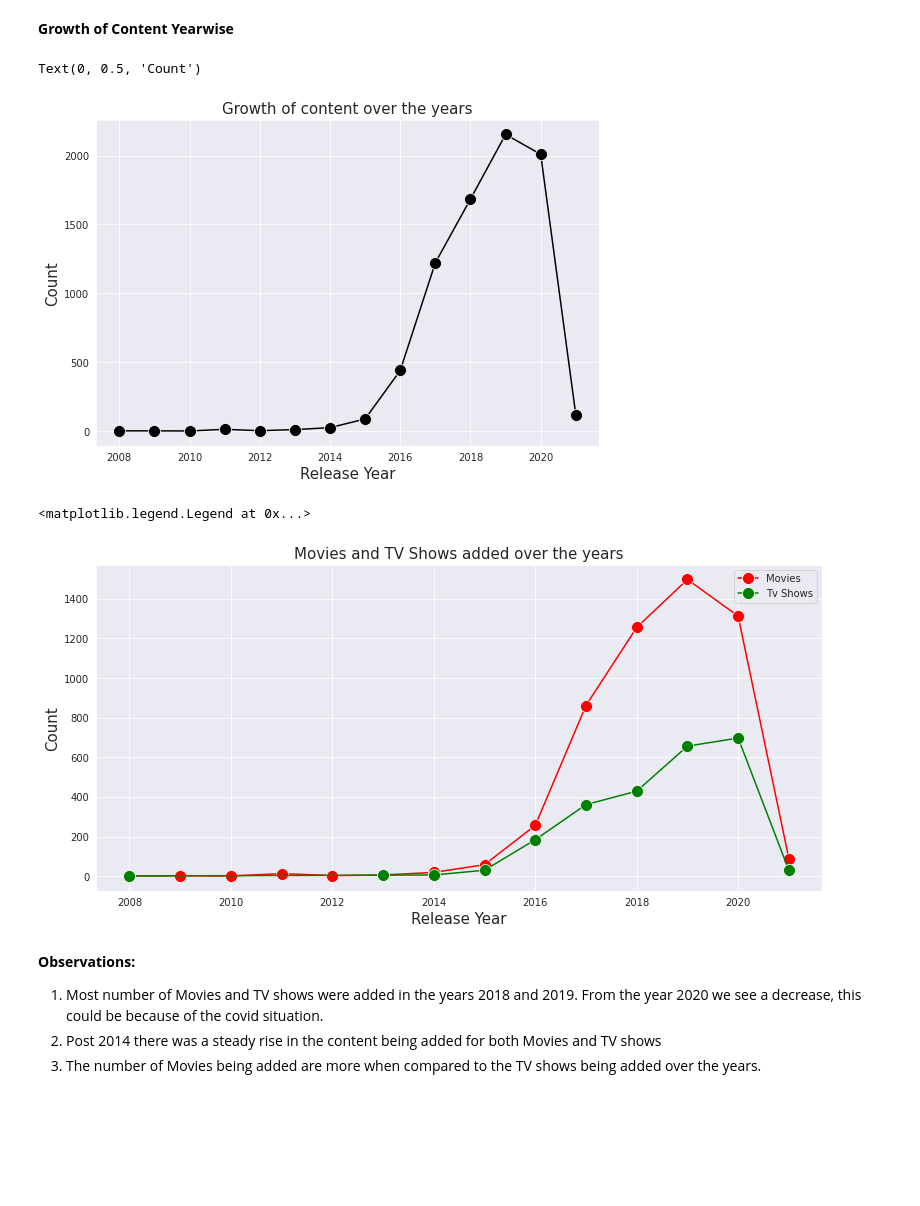
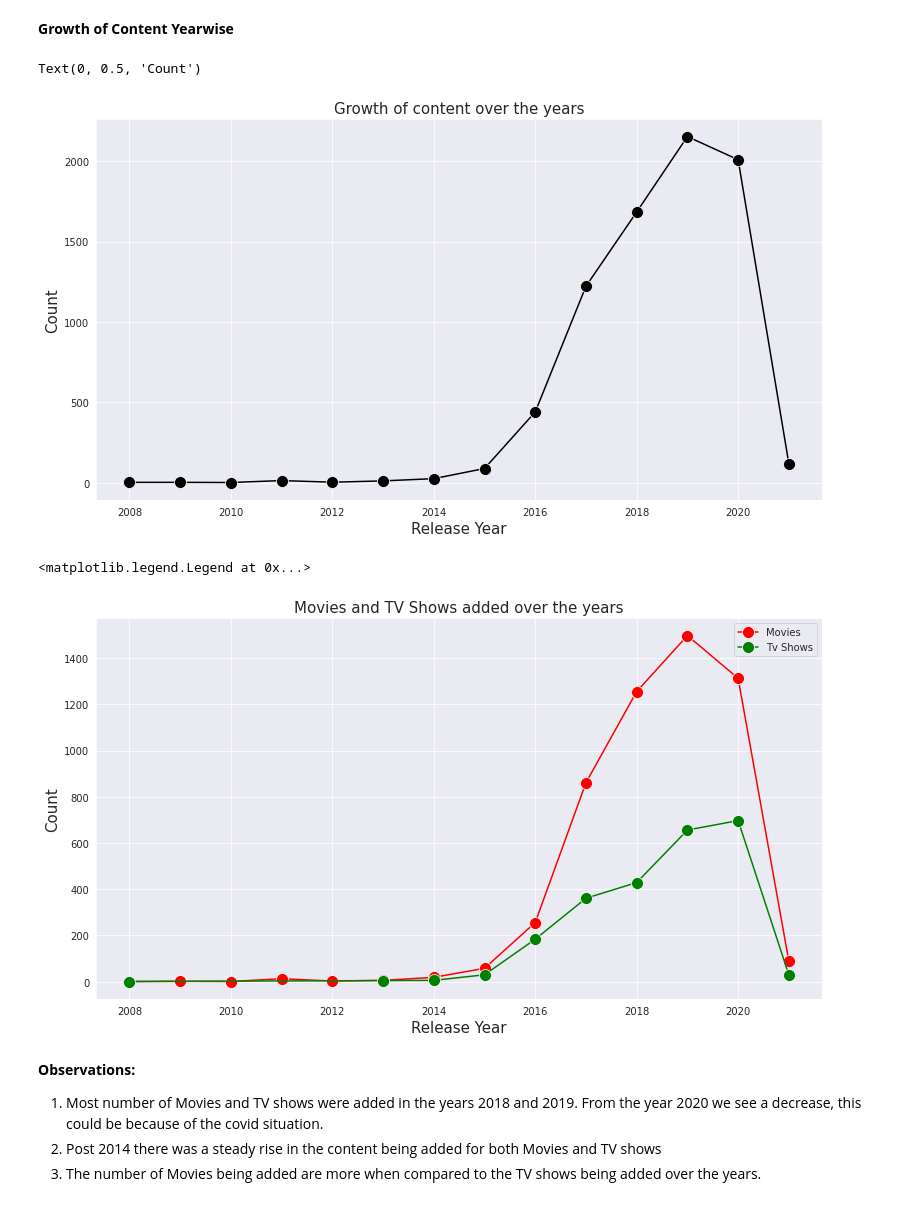
Before and after one commit to keerthibehara/Netflix_Movies_And_TV_Shows_Clustering, a Jupyter notebook: NETFLIX_MOVIES_AND_TV_SHOWS_CLUSTERING_B_Sai_Keerthi.ipynb, the cells around one changed output. Cells and saved outputs as stored; diff of their text form; code cells hidden in the pictures; blank space fills up the shorter version.

```diff
--- a/NETFLIX_MOVIES_AND_TV_SHOWS_CLUSTERING_B_Sai_Keerthi.ipynb
+++ b/NETFLIX_MOVIES_AND_TV_SHOWS_CLUSTERING_B_Sai_Keerthi.ipynb
@@ -370,18 +371,18 @@ Rest all come under Teens and Kids.
 **Growth of Content Yearwise**
 # %%
 #Using a lineplot to plot the growth of content over the years
-plt.figure(figsize=(9,6))
+plt.figure(figsize=(13,7))
 sns.lineplot(data=df['year_added'].value_counts(),linestyle = 'solid', marker = 'o',
          markerfacecolor = 'black', markersize = 12,color='black')
 plt.title('Growth of content over the years', fontsize=15)
 plt.xlabel('Release Year',fontsize=15)
 plt.ylabel('Count',fontsize=15)
 # %% [output]
 Text(0, 0.5, 'Count')
-[figure, old version]
+[figure, new version]
 # %%
 #Plotting the growth of movies and tv shows over the years
-plt.figure(figsize=(13,6))
+plt.figure(figsize=(13,7))
 df_movies = df[df["type"] == "Movie"]
 df_tv = df[df["type"] == "TV Show"]
 l1=sns.lineplot(data=df_movies['year_added'].value_counts(),linestyle = 'solid', marker = 'o',
@@ -395,7 +396,7 @@ label=['Movies','Tv Shows']
 plt.legend(label)
 # %% [output]
 <matplotlib.legend.Legend at 0x...>
-[figure, old version]
+[figure, new version]
 # %% [markdown]
 **Observations:**
 1. Most number of Movies and TV shows were added in the years 2018 and  2019. From the year 2020 we see a decrease, this could be because of the covid situation.
```
Also changed, not shown: parts of 28 cells of this notebook.
